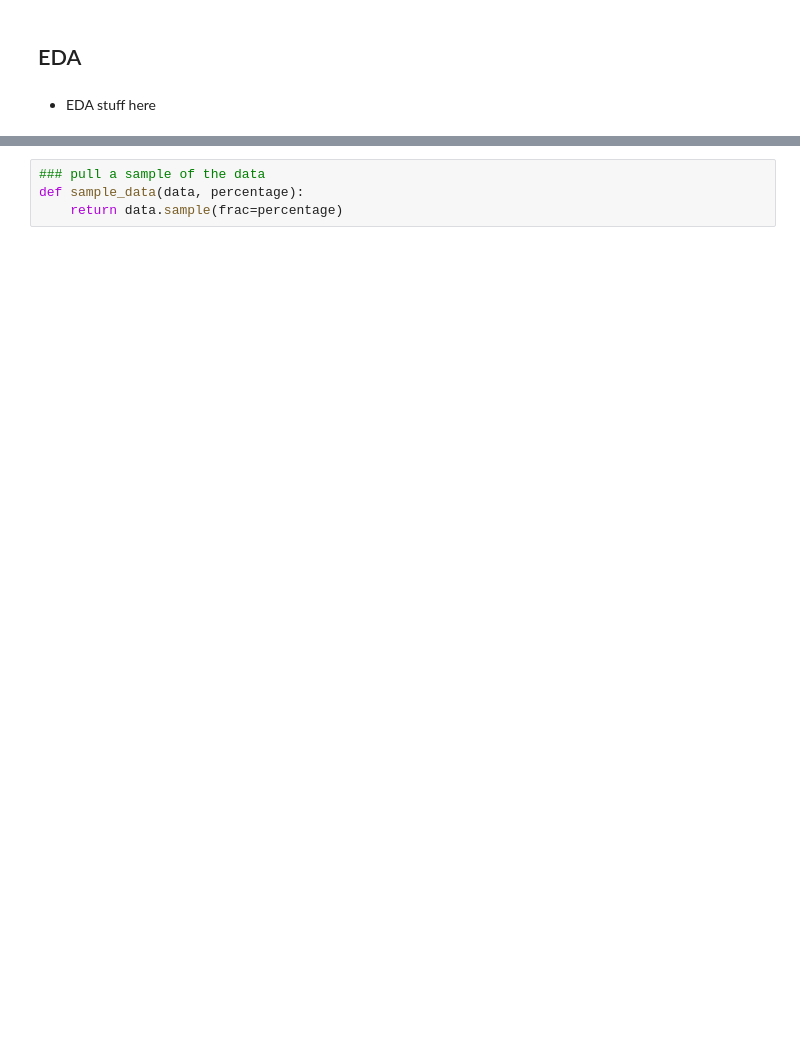
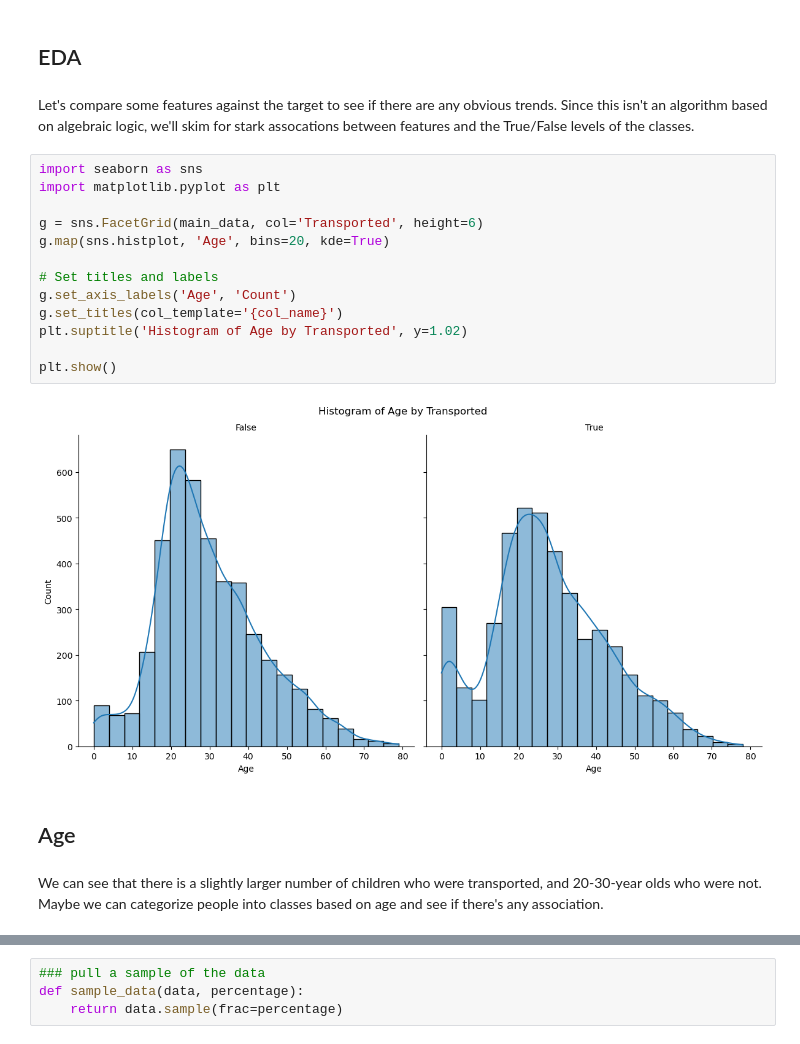
Before and after one commit to wrikych/rf-from-scratch, a Jupyter notebook: writeup.ipynb, the cells around one changed output, grey strips where cells are left out. Drawn from its saved outputs; the diff is of its cells as text; blank space fills up the shorter version.

```diff
--- a/writeup.ipynb
+++ b/writeup.ipynb
@@ -62,4 +289,23 @@ Name: count, dtype: int64
 # %% [markdown]
 ## EDA
-# %% [markdown]
-- EDA stuff here
+# %% [markdown]
+Let's compare some features against the target to see if there are any obvious trends. Since this isn't an algorithm based on algebraic logic, we'll skim for stark assocations between features and the True/False levels of the classes.
+# %%
+import seaborn as sns
+import matplotlib.pyplot as plt
+
+g = sns.FacetGrid(main_data, col='Transported', height=6)
+g.map(sns.histplot, 'Age', bins=20, kde=True)
+
+# Set titles and labels
+g.set_axis_labels('Age', 'Count')
+g.set_titles(col_template='{col_name}')
+plt.suptitle('Histogram of Age by Transported', y=1.02)
+
+plt.show()
+# %% [output]
+[figure, added]
+# %% [markdown]
+## Age
+# %% [markdown]
+We can see that there is a slightly larger number of children who were transported, and 20-30-year olds who were not. Maybe we can categorize people into classes based on age and see if there's any association.
```
Also changed, not shown: parts of 144 cells of this notebook.
